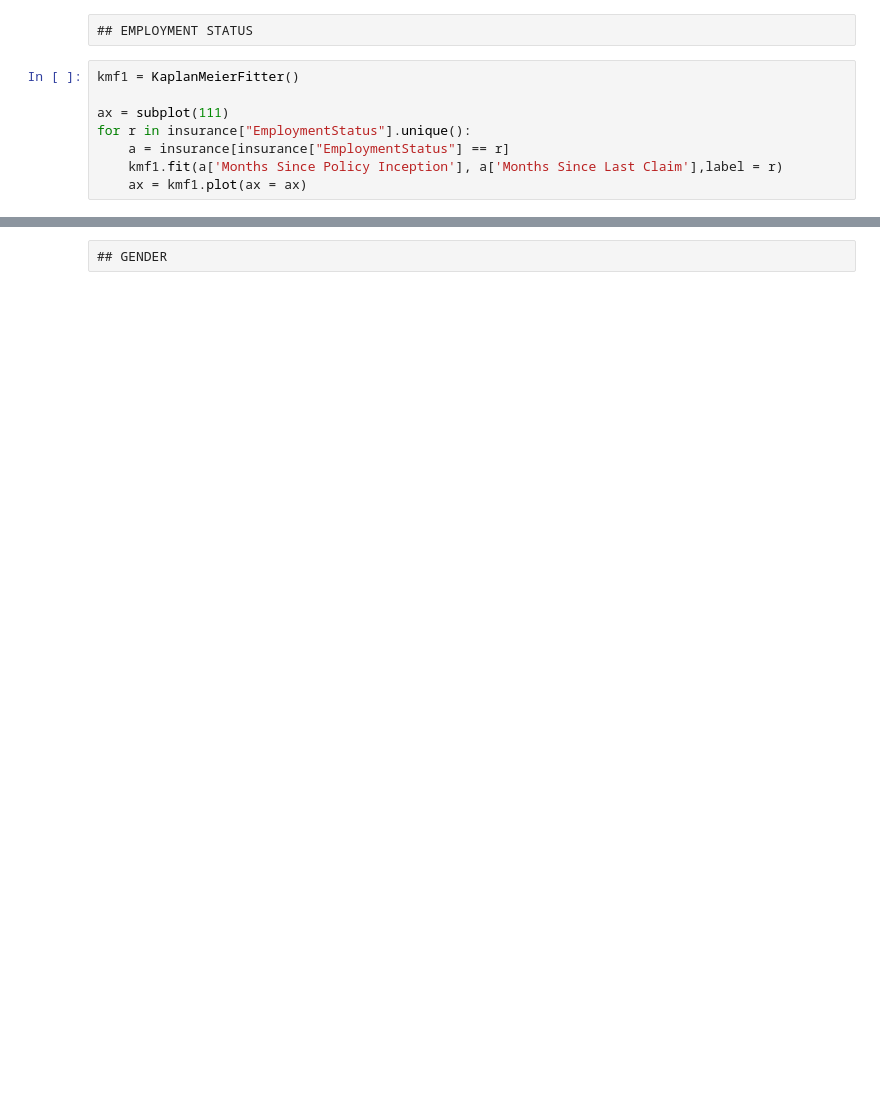
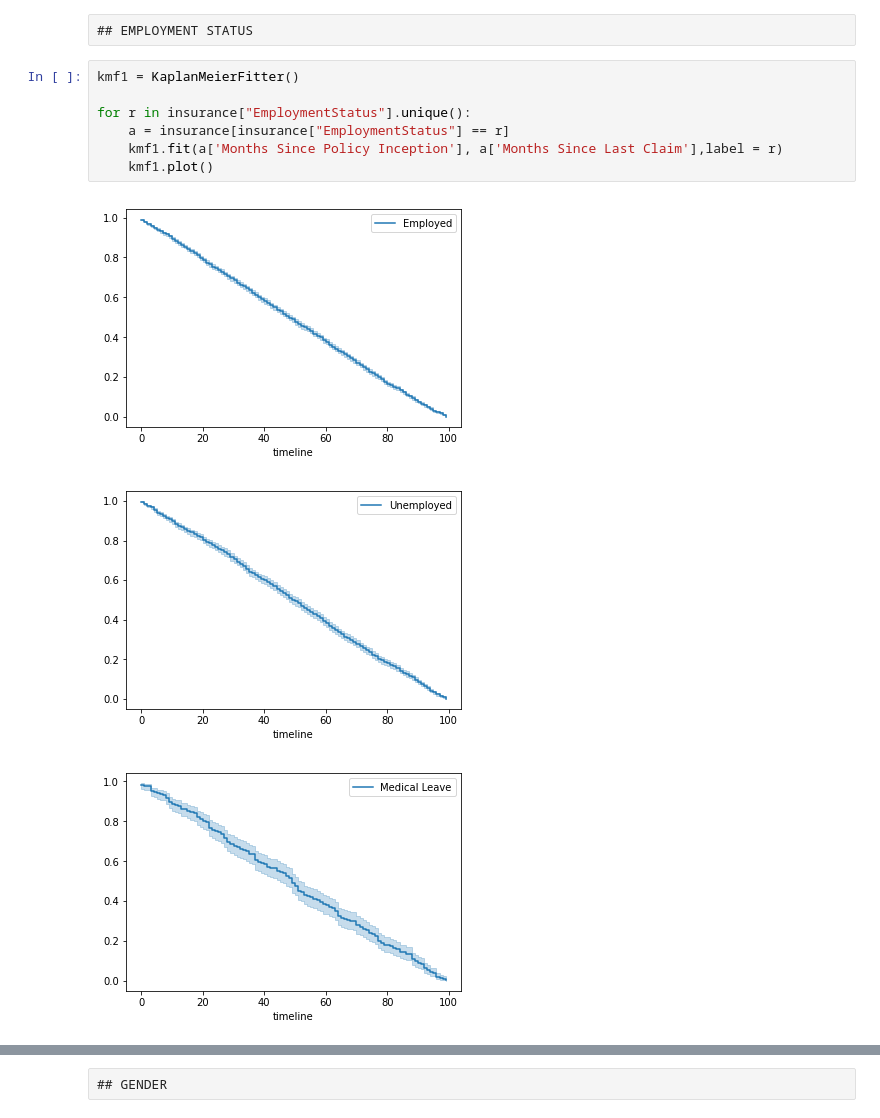
Before and after one commit to suryansh2794/Capstone-Project, a Jupyter notebook: EDA_Capstone.ipynb, the cells around one changed output, grey strips where cells are left out. Drawn from its saved outputs; the diff is of its cells as text; blank space fills up the shorter version.

```diff
--- a/EDA_Capstone.ipynb
+++ b/EDA_Capstone.ipynb
@@ -1455,8 +1467,11 @@ for r in insurance["Education"].unique():
 # %%
 kmf1 = KaplanMeierFitter()
 
-ax = subplot(111)
 for r in insurance["EmploymentStatus"].unique():
     a = insurance[insurance["EmploymentStatus"] == r]
     kmf1.fit(a['Months Since Policy Inception'], a['Months Since Last Claim'],label = r)
-    ax = kmf1.plot(ax = ax)
+    kmf1.plot()
+# %% [output]
+[figure, added]
+[figure, added]
+[figure, added]
```
Also changed, not shown: parts of 13 cells of this notebook.
